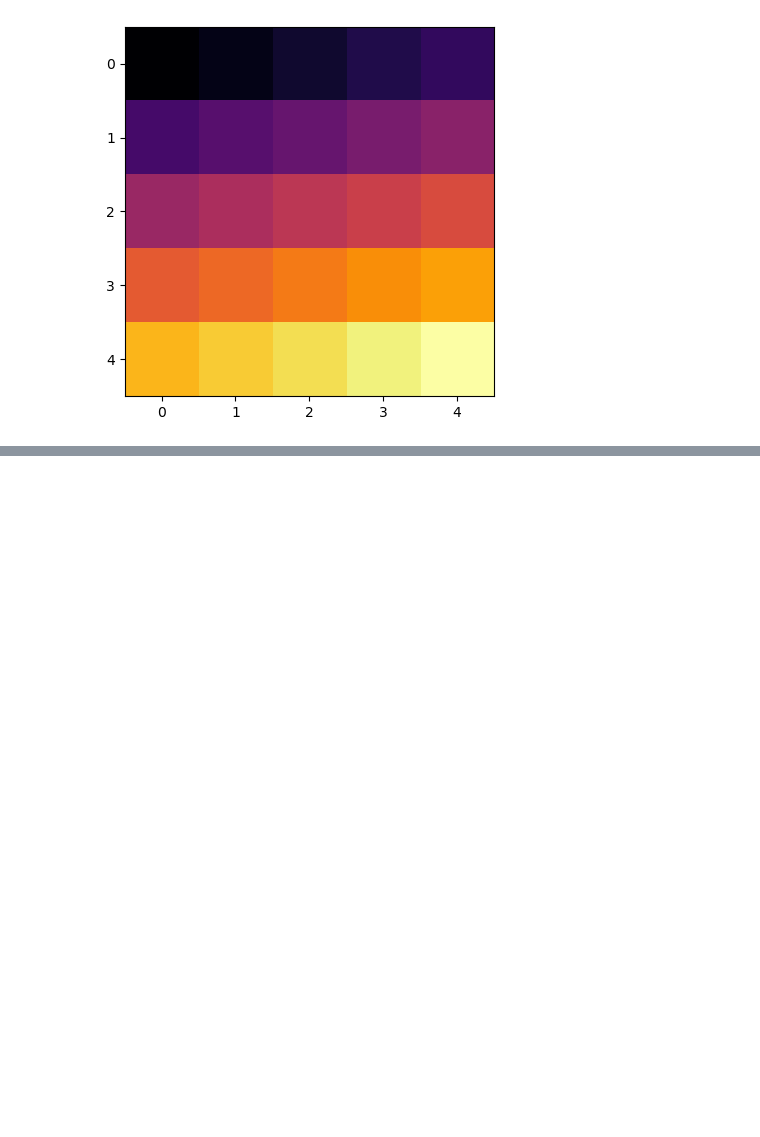
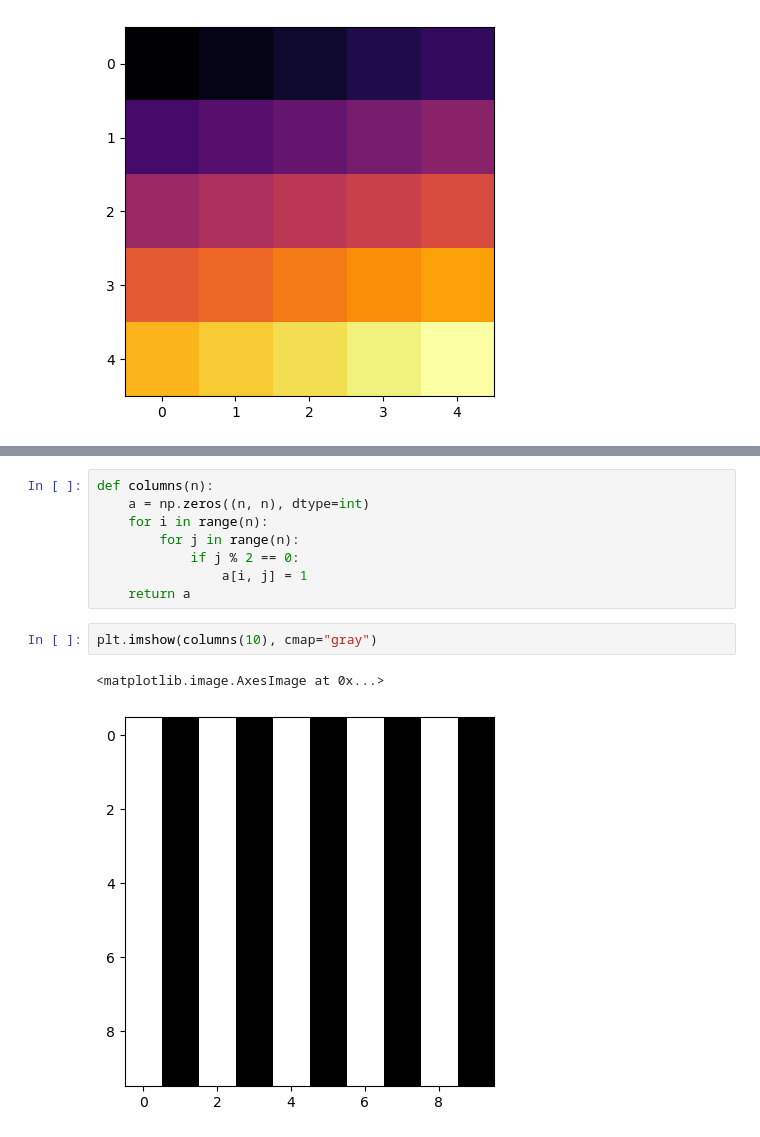
Before and after one commit to bbadzioch/MTH337_site, a Jupyter notebook: schedule/week4/week4_notebook.ipynb, the cells around one changed output, grey strips where cells are left out. Cells and saved outputs as stored; diff of their text form; blank space fills up the shorter version.

```diff
--- a/schedule/week4/week4_notebook.ipynb
+++ b/schedule/week4/week4_notebook.ipynb
@@ -535,0 +573,13 @@ plt.imshow(a)
+# %%
+def columns(n):
+    a = np.zeros((n, n), dtype=int)
+    for i in range(n):
+        for j in range(n):
+            if j % 2 == 0:
+                a[i, j] = 1
+    return a
+# %%
+plt.imshow(columns(10), cmap="gray")
+# %% [output]
+<matplotlib.image.AxesImage at 0x...>
+[figure, added]
```
Also changed, not shown: parts of 49 cells of this notebook.
